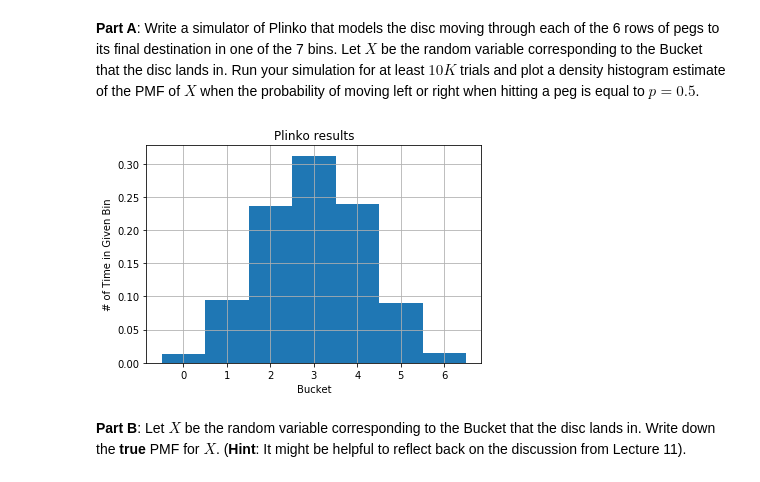
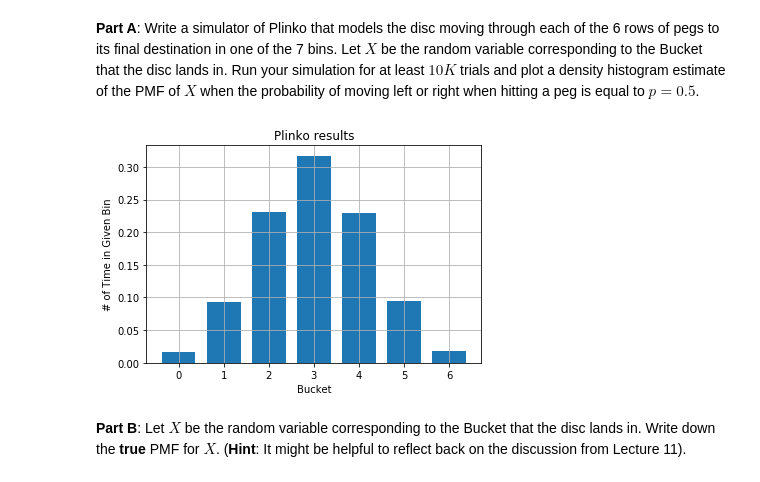
Before and after one commit to Matt-Sredojevic/csci3022, a Jupyter notebook: homework/homework4/hmwk04_Lastname_Firstname.ipynb, the cells around one changed output. Saved outputs shown, nothing was run; the diff lists cells and outputs as text; code cells hidden in the pictures.

```diff
--- a/homework/homework4/hmwk04_Lastname_Firstname.ipynb
+++ b/homework/homework4/hmwk04_Lastname_Firstname.ipynb
@@ -232,20 +232,20 @@ For instance, the following board depicts a Plinko game with boundaries at $0.5$
 # %%
 def plinkoSim(sims = 10000):
     arr = []
     p = .5
     for i in range(sims):
         pos = 3
         for ii in range(6):
             pos += np.random.choice([-.5,.5], p=[1-p, p])
         arr.append(pos)
     df = pd.DataFrame(arr)
-    df.hist(bins = [ii-.5 for ii in range (8)],normed = True)
+    df.hist(bins = [ii-.5 for ii in range (8)],normed = True, rwidth = .75)
     plt.title("Plinko results")
     plt.xlabel("Bucket")
     plt.ylabel("# of Time in Given Bin")
 plinkoSim()
 # %% [output]
-[figure, old version]
+[figure, new version]
 # %% [markdown]
 **Part B**: Let $X$ be the random variable corresponding to the Bucket that the disc lands in.  Write down the **true** PMF for $X$. (**Hint**: It might be helpful to reflect back on the discussion from Lecture 11).
 # %% [markdown]
```
Also changed, not shown: parts of 8 cells of this notebook.
